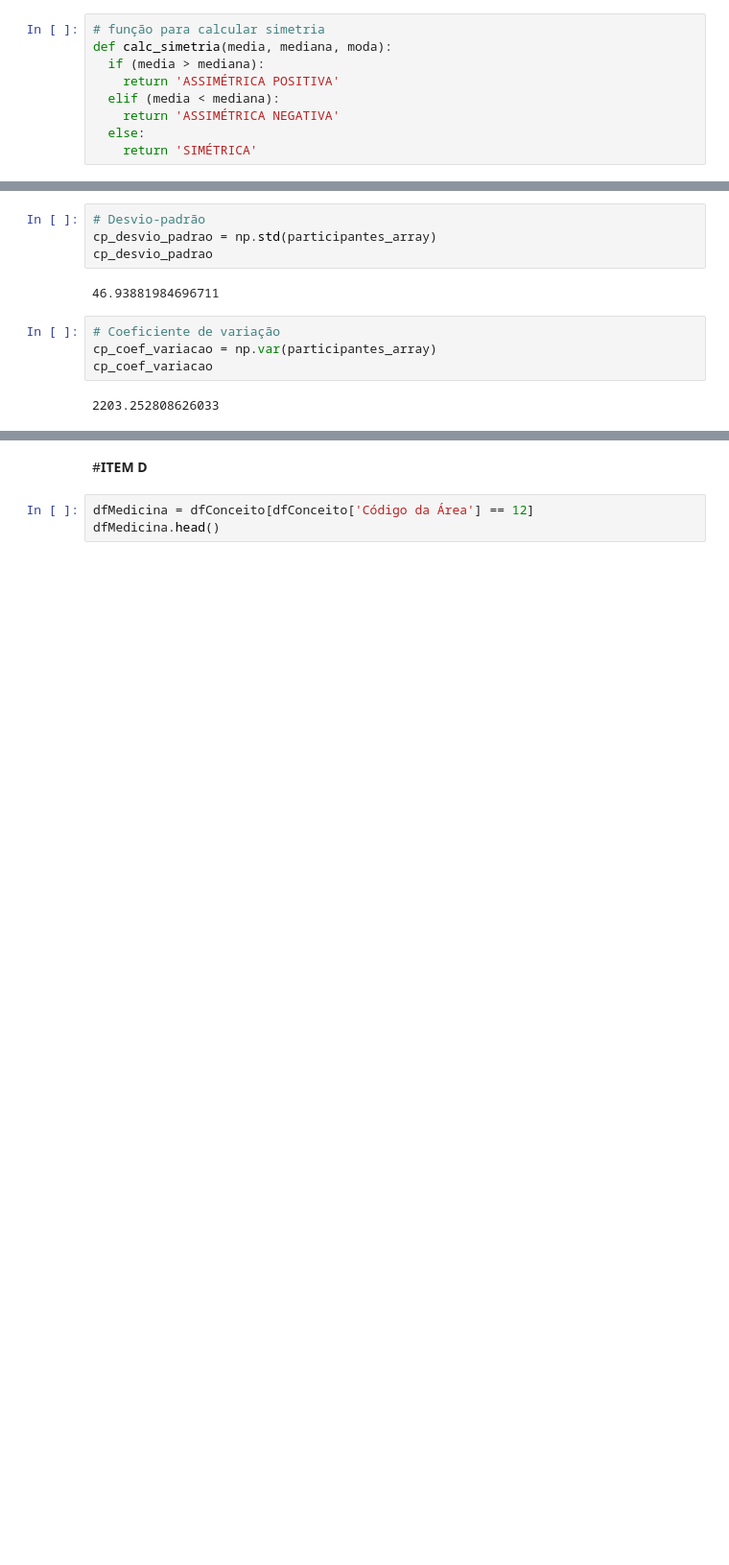
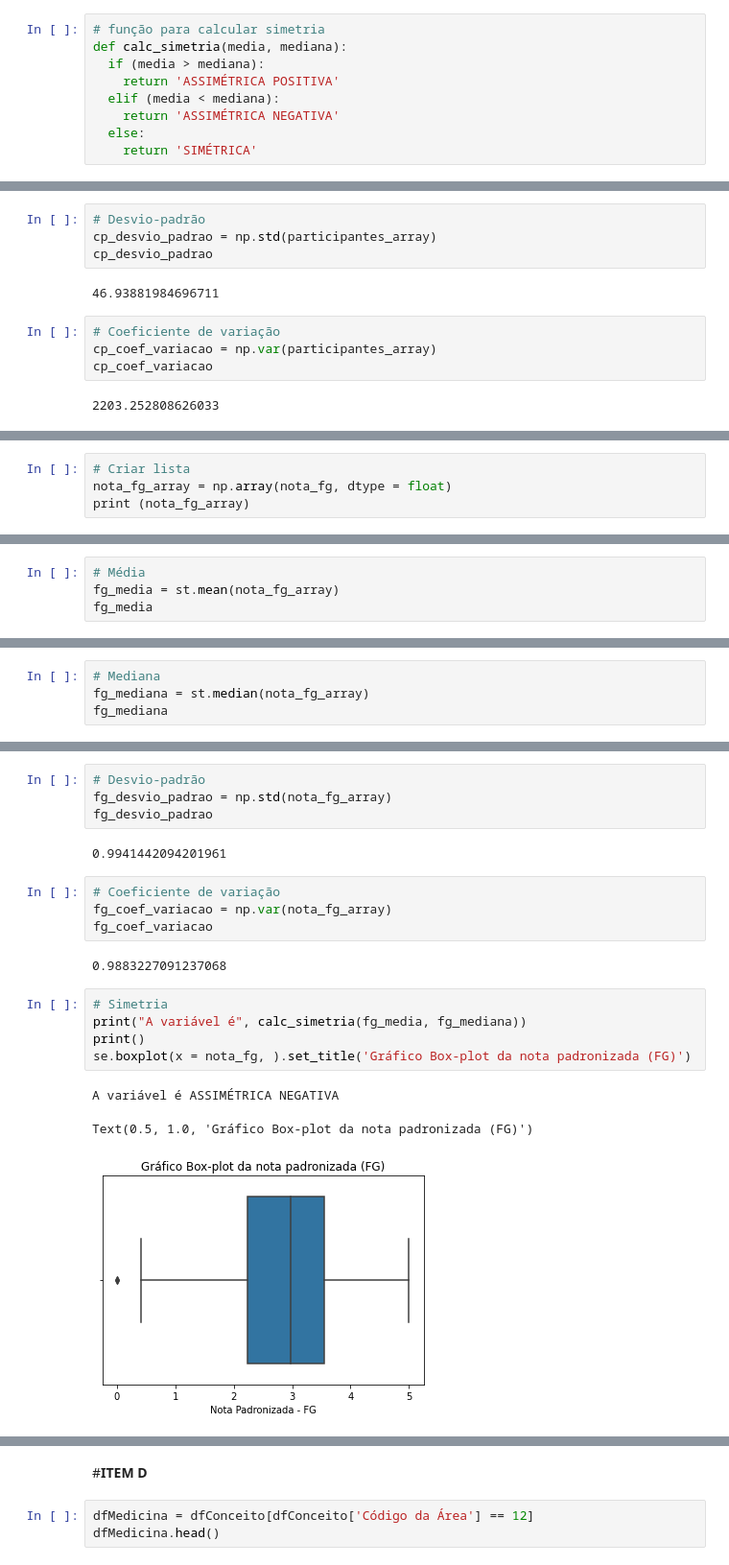
Before and after one commit to franklinperseuDS/TrabalhoModulo03, a Jupyter notebook: trabalhoEstatistica.ipynb, the cells around one changed output, grey strips where cells are left out. Shown at 96% size. Saved outputs shown, nothing was run; the diff lists cells and outputs as text; blank space fills up the shorter version.

Commit message:
Cálculo de medidas de tend. central para Notas e Conceitos

```diff
--- a/trabalhoEstatistica.ipynb
+++ b/trabalhoEstatistica.ipynb
@@ -211,7 +213,7 @@ conceito_cont = dfMedicinaC['Conceito Enade (Contínuo)']
 conceito_faixa = dfMedicinaC['Conceito Enade (Faixa)']
 # %%
 # função para calcular simetria
-def calc_simetria(media, mediana, moda):
+def calc_simetria(media, mediana):
   if (media > mediana):
     return 'ASSIMÉTRICA POSITIVA'
   elif (media < mediana):
@@ -364,0 +382,4 @@ Text(0.5, 1.0, 'Gráfico Box-plot dos concluintes participantes')
+# %%
+# Criar lista
+nota_fg_array = np.array(nota_fg, dtype = float)
+print (nota_fg_array)
@@ -364,0 +404,4 @@ Text(0.5, 1.0, 'Gráfico Box-plot dos concluintes participantes')
+# %%
+# Média
+fg_media = st.mean(nota_fg_array)
+fg_media
@@ -364,0 +410,4 @@ Text(0.5, 1.0, 'Gráfico Box-plot dos concluintes participantes')
+# %%
+# Mediana
+fg_mediana = st.median(nota_fg_array)
+fg_mediana
@@ -364,0 +423,21 @@ Text(0.5, 1.0, 'Gráfico Box-plot dos concluintes participantes')
+# %%
+# Desvio-padrão
+fg_desvio_padrao = np.std(nota_fg_array)
+fg_desvio_padrao
+# %% [output]
+0.9941442094201961
+# %%
+# Coeficiente de variação
+fg_coef_variacao = np.var(nota_fg_array)
+fg_coef_variacao
+# %% [output]
+0.9883227091237068
+# %%
+# Simetria
+print("A variável é", calc_simetria(fg_media, fg_mediana))
+print()
+se.boxplot(x = nota_fg, ).set_title('Gráfico Box-plot da nota padronizada (FG)')
+# %% [output]
+A variável é ASSIMÉTRICA NEGATIVA
+Text(0.5, 1.0, 'Gráfico Box-plot da nota padronizada (FG)')
+[figure, added]
```
Also changed, not shown: parts of 45 cells of this notebook.
